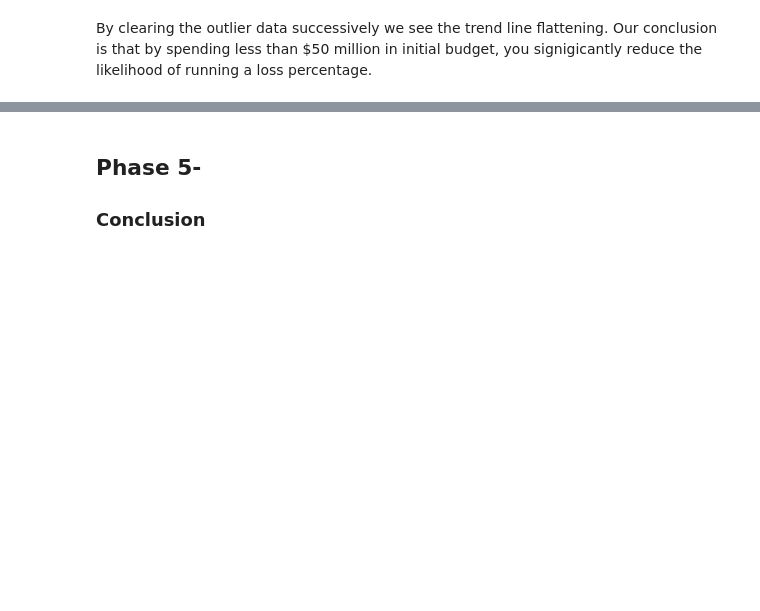
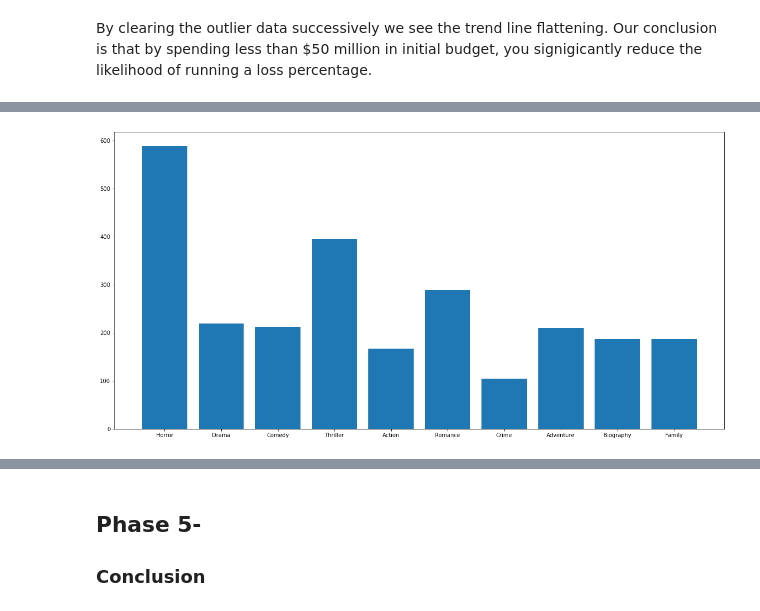
Before and after one commit to bagnine/moviedata, a Jupyter notebook: moviedata.ipynb, the cells around one changed output, grey strips where cells are left out. Cells and saved outputs as stored; diff of their text form; code cells hidden in the pictures; blank space fills up the shorter version.

Commit message:
Added Genre vs Ratings and Profits Charts

```diff
--- a/moviedata.ipynb
+++ b/moviedata.ipynb
@@ -370,0 +370,52 @@ Text(0, 0.5, 'Profit percentage')
+# %%
+#Creating new column as a 'Genre Indicator and calculating avg mean profit % and ratings'
+maindf['isHorror'] = maindf['genres'].apply(lambda x: "Horror" in x).astype(int)
+maindf['isDrama'] = maindf['genres'].apply(lambda x: "Drama" in x).astype(int)
+maindf['isComedy'] = maindf['genres'].apply(lambda x: "Comedy" in x).astype(int)
+maindf['isThriller'] = maindf['genres'].apply(lambda x: "Thriller" in x).astype(int)
+maindf['isAction'] = maindf['genres'].apply(lambda x: "Action" in x).astype(int)
+maindf['isRomance'] = maindf['genres'].apply(lambda x: "Romance" in x).astype(int)
+maindf['isCrime'] = maindf['genres'].apply(lambda x: "Crime" in x).astype(int)
+maindf['isAdventure'] = maindf['genres'].apply(lambda x: "Adventure" in x).astype(int)
+maindf['isBiography'] = maindf['genres'].apply(lambda x: "Biography" in x).astype(int)
+maindf['isFamily'] = maindf['genres'].apply(lambda x: "Biography" in x).astype(int)
+maindf_horror = maindf[maindf['isHorror']!=0]
+maindf_drama = maindf[maindf['isDrama']!=0]
+maindf_comedy = maindf[maindf['isComedy']!=0]
+maindf_thriller = maindf[maindf['isThriller']!=0]
+maindf_action = maindf[maindf['isAction']!=0]
+maindf_romance = maindf[maindf['isRomance']!=0]
+maindf_crime = maindf[maindf['isCrime']!=0]
+maindf_adventure = maindf[maindf['isAdventure']!=0]
+maindf_biography = maindf[maindf['isBiography']!=0]
+maindf_family = maindf[maindf['isFamily']!=0]
+horror_profitavg = (maindf_horror['profit_percentage'].mean())
+drama_profitavg = (maindf_drama['profit_percentage'].mean())
+comedy_profitavg = (maindf_comedy['profit_percentage'].mean())
+thriller_profitavg = (maindf_thriller['profit_percentage'].mean())
+action_profitavg = maindf_action['profit_percentage'].mean()
+romance_profitavg = maindf_romance['profit_percentage'].mean()
+crime_profitavg = maindf_crime['profit_percentage'].mean()
+adventure_profitavg = maindf_adventure['profit_percentage'].mean()
+biography_profitavg = maindf_biography['profit_percentage'].mean()
+family_profitavg = maindf_family['profit_percentage'].mean()
+horror_ratingavg = (maindf_horror['averagerating'].mean())
+drama_ratingavg = (maindf_drama['averagerating'].mean())
+comedy_ratingavg = (maindf_comedy['averagerating'].mean())
+thriller_ratingavg = (maindf_thriller['averagerating'].mean())
+action_ratingavg = maindf_action['averagerating'].mean()
+romance_ratingavg = maindf_romance['averagerating'].mean()
+crime_ratingavg = maindf_crime['averagerating'].mean()
+adventure_ratingavg = maindf_adventure['averagerating'].mean()
+biography_ratingavg = maindf_biography['averagerating'].mean()
+family_ratingavg = maindf_family['averagerating'].mean()
+
+#Charting Genre vs. Profit % to see which Genre is most profitable
+X = ['Horror','Drama','Comedy','Thriller','Action','Romance','Crime','Adventure','Biography','Family']
+Y = [horror_profitavg,drama_profitavg,comedy_profitavg,thriller_profitavg,action_profitavg,romance_profitavg,crime_profitavg,adventure_profitavg,biography_profitavg,family_profitavg]
+plt.figure(figsize=(20,10))
+plt.bar(X, Y)
+plt.title("Genre vs. Profit %")
+plt.show()
+# %% [output]
+[figure, added]
```
Also changed, not shown: parts of 4 cells of this notebook.
